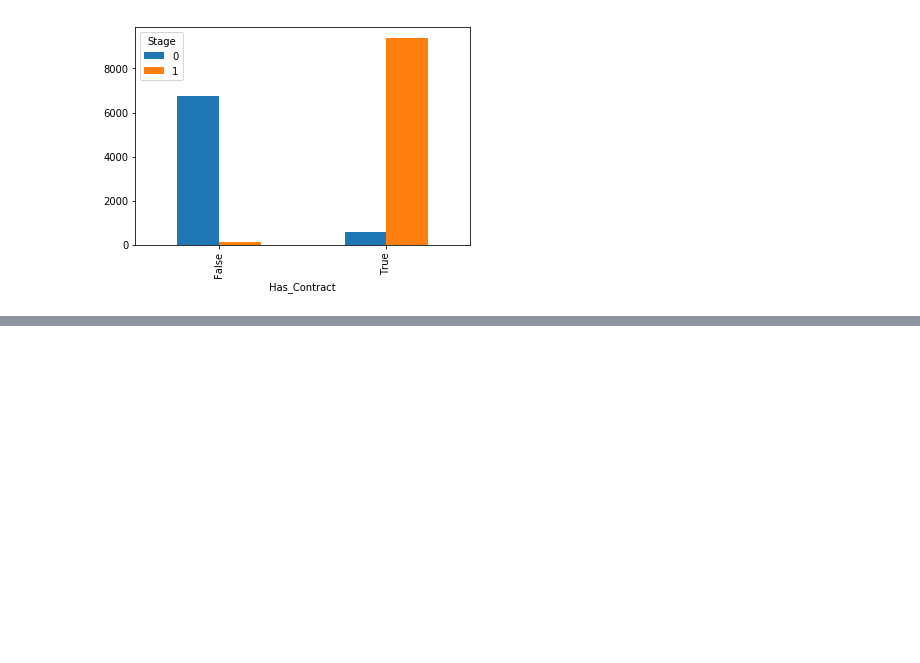
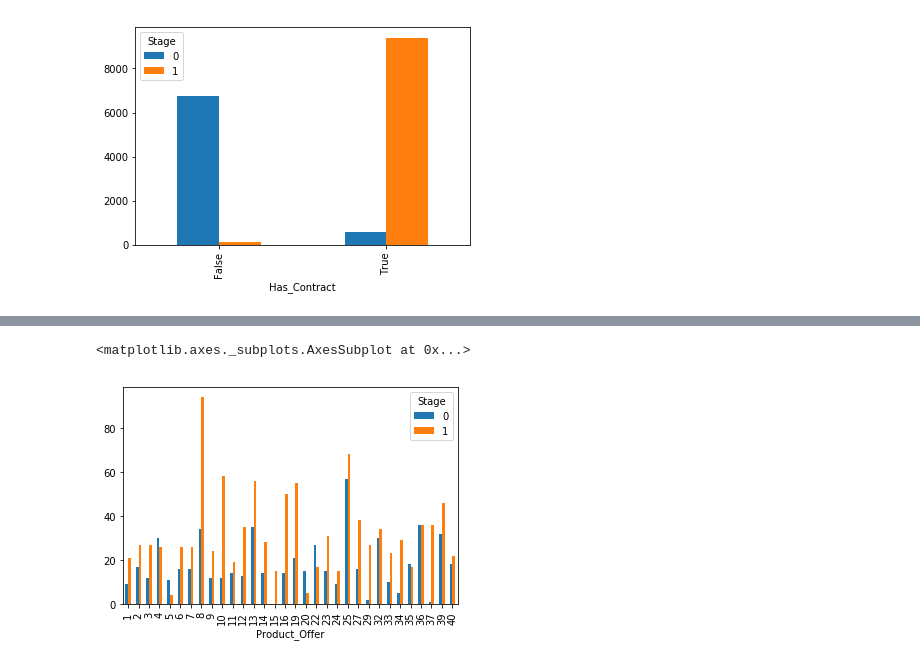
Before and after one commit to eugenusb/Alix2020, a Jupyter notebook: Auxiliar3.ipynb, the cells around one changed output, grey strips where cells are left out. Drawn from its saved outputs; the diff is of its cells as text; code cells hidden in the pictures; blank space fills up the shorter version.

```diff
--- a/Auxiliar3.ipynb
+++ b/Auxiliar3.ipynb
@@ -386,0 +285,7 @@ Name: Product_Name, Length: 446, dtype: int64
+# %%
+df["Product_Offer"] = df.groupby("Product_Family", sort = False)["Product_Family"].transform("count")
+# %%
+pd.crosstab(df[(df.Product_Offer <= 40) & (df.Product_Offer <= 40)].Product_Offer, df[(df.Product_Offer <= 40) & (df.Product_Offer <= 40)].Stage).plot(kind = "bar")
+# %% [output]
+<matplotlib.axes._subplots.AxesSubplot at 0x...>
+[figure, added]
```
Also changed, not shown: parts of 33 cells of this notebook, 2 other files.
